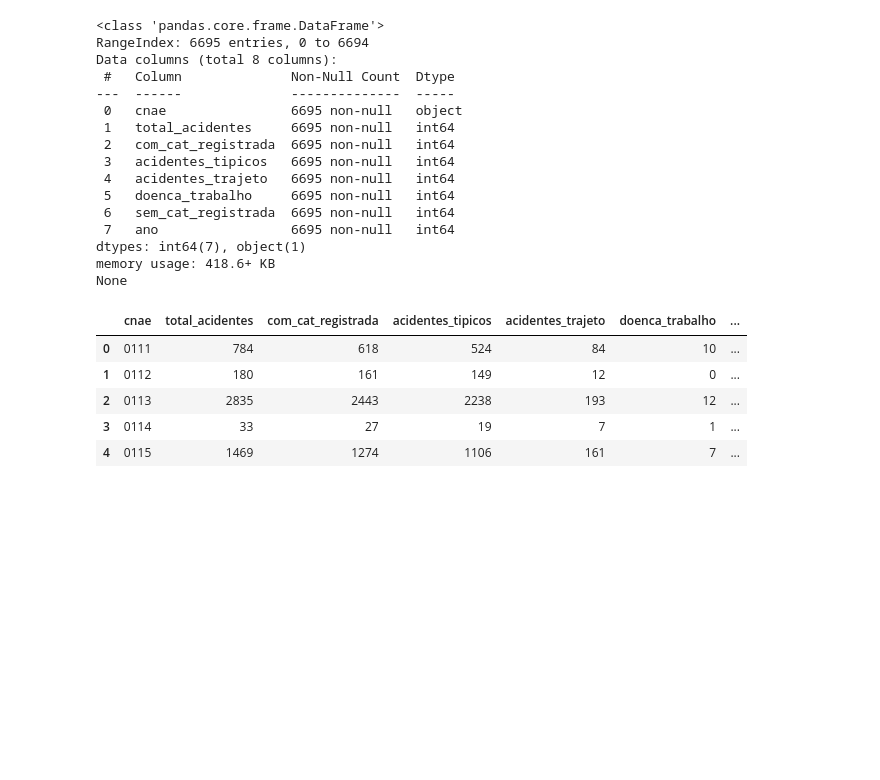
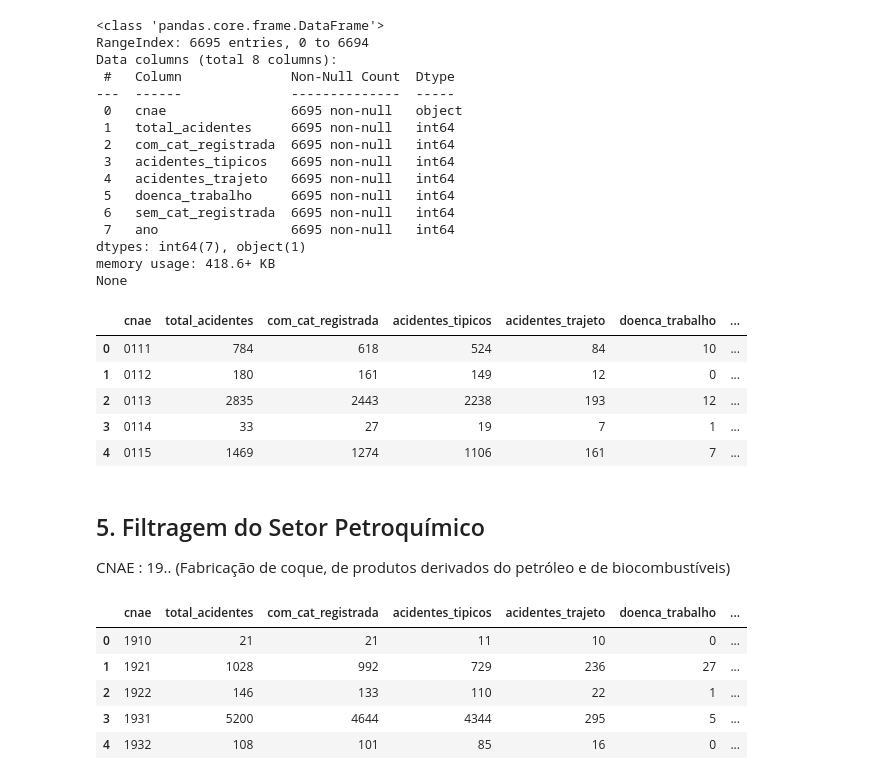
Before and after one commit to telmacarvalho/pi-4-univesp, a Jupyter notebook: tratamento_dados_pi_4.ipynb, the cells around one changed output. Cells and saved outputs as stored; diff of their text form; code cells hidden in the pictures; blank space fills up the shorter version.

```diff
--- a/tratamento_dados_pi_4.ipynb
+++ b/tratamento_dados_pi_4.ipynb
@@ -266,3 +267,17 @@ df_consolidado.head()
 | 2 | 0113 | 2835 | 2443 | 2238 | 193 | 12 | ... |
 | 3 | 0114 | 33 | 27 | 19 | 7 | 1 | ... |
 | 4 | 0115 | 1469 | 1274 | 1106 | 161 | 7 | ... |
+# %% [markdown]
+## 5. Filtragem do Setor Petroquímico
+CNAE : 19.. (Fabricação de coque, de produtos derivados do petróleo e de biocombustíveis)
+# %%
+# Filtra os registros CNAE que começa com 19
+df_petroquimico = df_consolidado[df_consolidado['cnae'].str.startswith('19')].copy().reset_index(drop=True)
+df_petroquimico.head()
+# %% [output]
+|  | cnae | total_acidentes | com_cat_registrada | acidentes_tipicos | acidentes_trajeto | doenca_trabalho | ... |
+| 0 | 1910 | 21 | 21 | 11 | 10 | 0 | ... |
+| 1 | 1921 | 1028 | 992 | 729 | 236 | 27 | ... |
+| 2 | 1922 | 146 | 133 | 110 | 22 | 1 | ... |
+| 3 | 1931 | 5200 | 4644 | 4344 | 295 | 5 | ... |
+| 4 | 1932 | 108 | 101 | 85 | 16 | 0 | ... |
```
Also changed, not shown: parts of 16 cells of this notebook.
